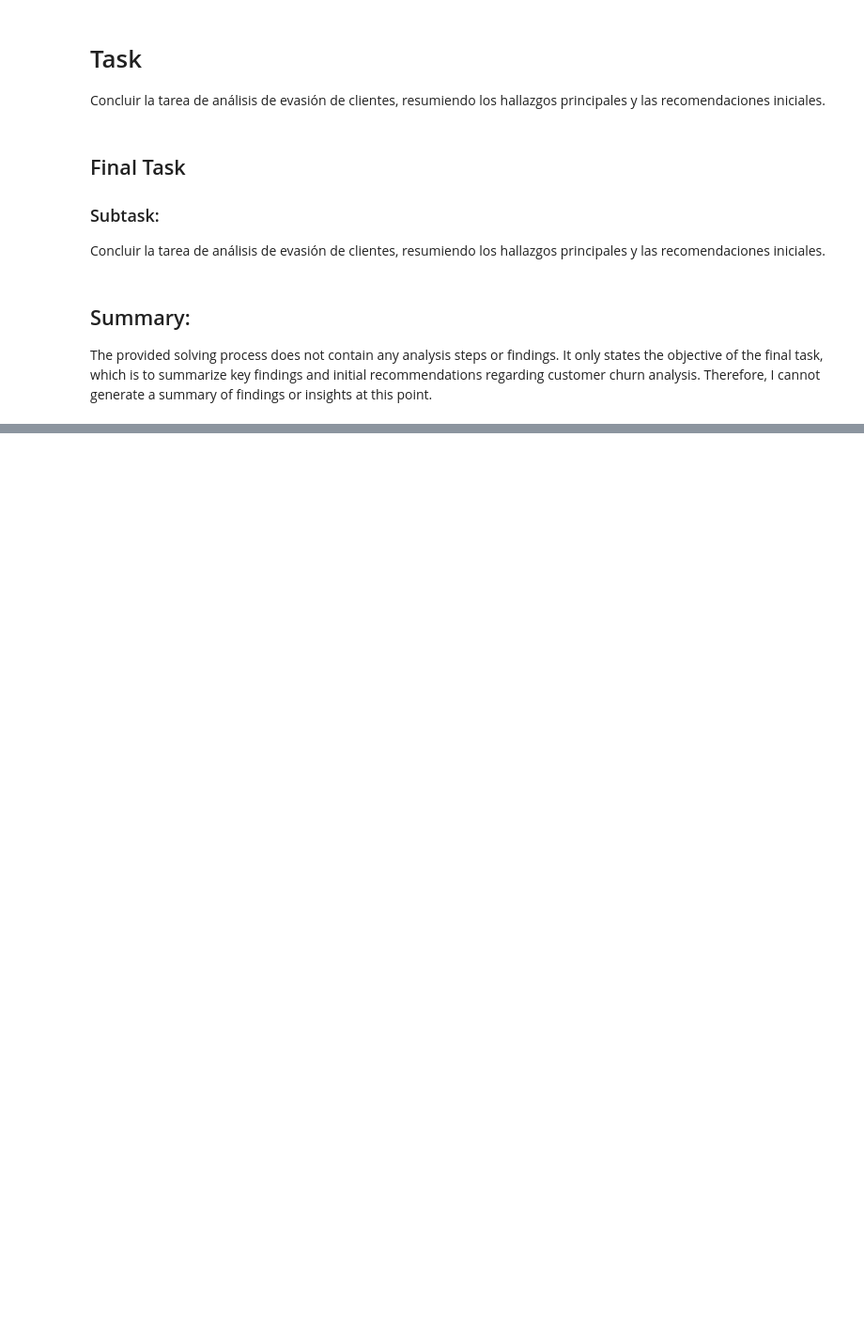
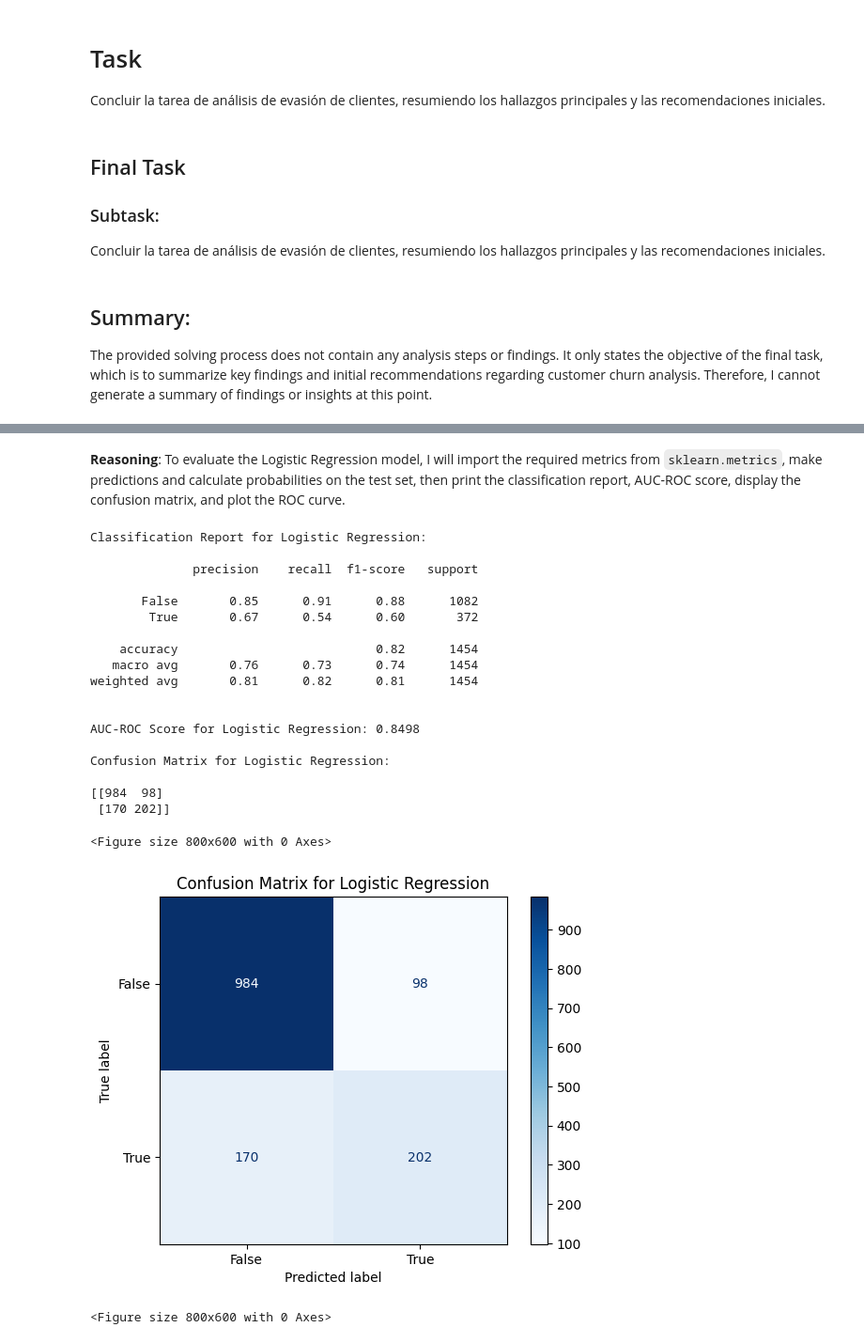
Before and after one commit to theAngelJ/Challenge2, a Jupyter notebook: challenge2telecomx_latam.ipynb, the cells around one changed output, grey strips where cells are left out. Shown at 94% size. Cells and saved outputs as stored; diff of their text form; code cells hidden in the pictures; blank space fills up the shorter version.

```diff
--- a/challenge2telecomx_latam.ipynb
+++ b/challenge2telecomx_latam.ipynb
@@ -460,0 +551,10 @@ The provided solving process does not contain any analysis steps or findings. It
+# %%
+from sklearn.linear_model import LogisticRegression
+
+# Instantiate the Logistic Regression model
+log_reg_model = LogisticRegression(random_state=42, solver='liblinear')
+
+# Train the model
+log_reg_model.fit(X_train, y_train)
+
+print("Logistic Regression model trained successfully.")
@@ -460,0 +568,59 @@ The provided solving process does not contain any analysis steps or findings. It
+# %% [markdown]
+**Reasoning**:
+To evaluate the Logistic Regression model, I will import the required metrics from `sklearn.metrics`, make predictions and calculate probabilities on the test set, then print the classification report, AUC-ROC score, display the confusion matrix, and plot the ROC curve.
+# %%
+from sklearn.metrics import classification_report, roc_auc_score, confusion_matrix, ConfusionMatrixDisplay, RocCurveDisplay
+import matplotlib.pyplot as plt
+
+# Make predictions on the test set
+y_pred_log_reg = log_reg_model.predict(X_test)
+
+# Get probabilities for the positive class (churn)
+y_prob_log_reg = log_reg_model.predict_proba(X_test)[:, 1]
+
+# 1. Classification Report
+print("Classification Report for Logistic Regression:\n")
+print(classification_report(y_test, y_pred_log_reg))
+
+# 2. AUC-ROC Score
+auc_roc = roc_auc_score(y_test, y_prob_log_reg)
+print(f"\nAUC-ROC Score for Logistic Regression: {auc_roc:.4f}")
+
+# 3. Confusion Matrix
+cm = confusion_matrix(y_test, y_pred_log_reg)
+print("\nConfusion Matrix for Logistic Regression:\n")
+print(cm)
+
+# Display Confusion Matrix visually
+plt.figure(figsize=(8, 6))
+ConfusionMatrixDisplay.from_predictions(y_test, y_pred_log_reg, cmap='Blues')
+plt.title('Confusion Matrix for Logistic Regression')
+plt.show()
+
+# 4. ROC Curve
+plt.figure(figsize=(8, 6))
+RocCurveDisplay.from_estimator(log_reg_model, X_test, y_test)
+plt.title('ROC Curve for Logistic Regression')
+plt.show()
+# %% [output]
+Classification Report for Logistic Regression:
+
+              precision    recall  f1-score   support
+
+       False       0.85      0.91      0.88      1082
+        True       0.67      0.54      0.60       372
+
+    accuracy                           0.82      1454
+   macro avg       0.76      0.73      0.74      1454
+weighted avg       0.81      0.82      0.81      1454
+
+
+AUC-ROC Score for Logistic Regression: 0.8498
+
+Confusion Matrix for Logistic Regression:
+
+[[984  98]
+ [170 202]]
+<Figure size 800x600 with 0 Axes>
+[figure, added]
+<Figure size 800x600 with 0 Axes>
```
Also changed, not shown: parts of 40 cells of this notebook.
